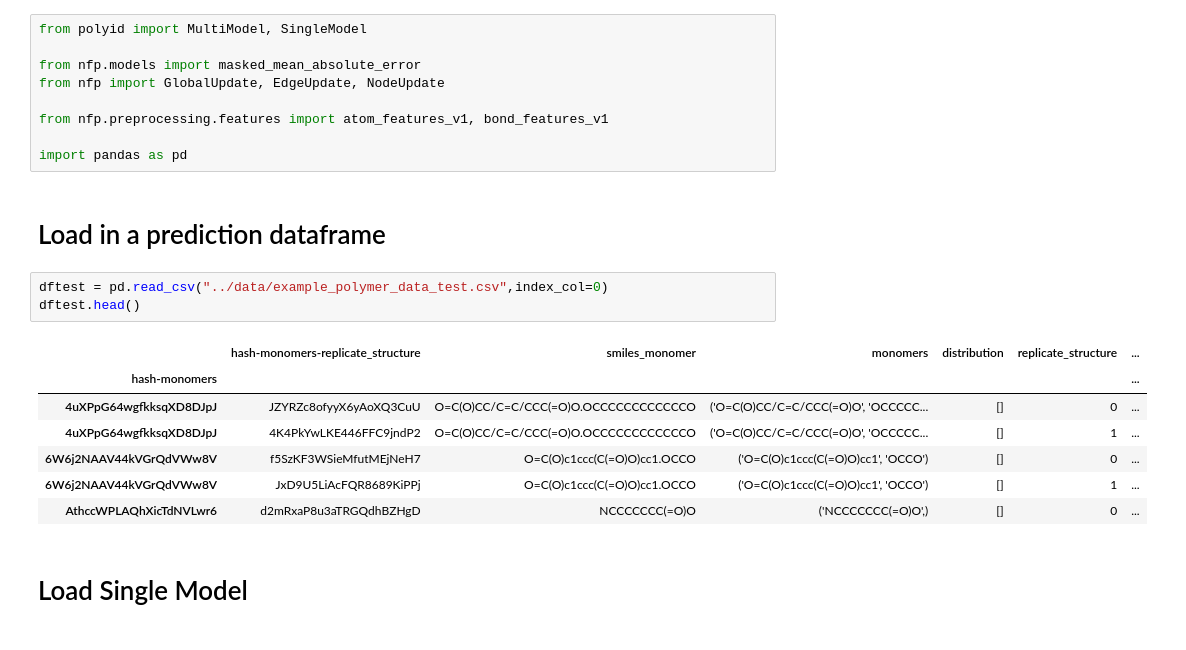
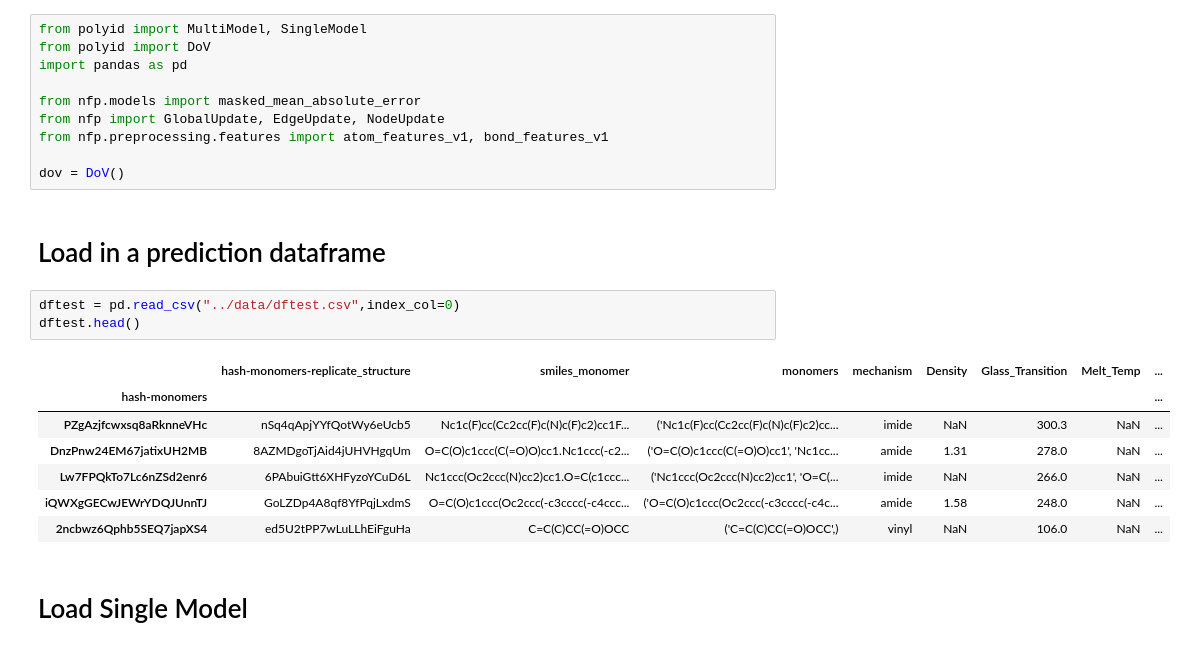
Before and after one commit to NREL/polyID, a Jupyter notebook: examples/example_predict_with_trained_models.ipynb, the cells around one changed output. Saved outputs shown, nothing was run; the diff lists cells and outputs as text.

```diff
--- a/examples/example_predict_with_trained_models.ipynb
+++ b/examples/example_predict_with_trained_models.ipynb
@@ -1,25 +1,26 @@
 # %%
 from polyid import MultiModel, SingleModel
+from polyid import DoV
+import pandas as pd
 
 from nfp.models import masked_mean_absolute_error
 from nfp import GlobalUpdate, EdgeUpdate, NodeUpdate
-
 from nfp.preprocessing.features import atom_features_v1, bond_features_v1
 
-import pandas as pd
+dov = DoV()
 # %% [markdown]
 # Load in a prediction dataframe
 # %%
-dftest = pd.read_csv("../data/example_polymer_data_test.csv",index_col=0)
+dftest = pd.read_csv("../data/dftest.csv",index_col=0)
 dftest.head()
 # %% [output]
-|  | hash-monomers-replicate_structure | smiles_monomer | monomers | distribution | replicate_structure | ... |
-| hash-monomers |  |  |  |  |  | ... |
-| 4uXPpG64wgfkksqXD8DJpJ | JZYRZc8ofyyX6yAoXQ3CuU | O=C(O)CC/C=C/CCC(=O)O.OCCCCCCCCCCCCO | ('O=C(O)CC/C=C/CCC(=O)O', 'OCCCCC... | [] | 0 | ... |
-| 4uXPpG64wgfkksqXD8DJpJ | 4K4PkYwLKE446FFC9jndP2 | O=C(O)CC/C=C/CCC(=O)O.OCCCCCCCCCCCCO | ('O=C(O)CC/C=C/CCC(=O)O', 'OCCCCC... | [] | 1 | ... |
-| 6W6j2NAAV44kVGrQdVWw8V | f5SzKF3WSieMfutMEjNeH7 | O=C(O)c1ccc(C(=O)O)cc1.OCCO | ('O=C(O)c1ccc(C(=O)O)cc1', 'OCCO') | [] | 0 | ... |
-| 6W6j2NAAV44kVGrQdVWw8V | JxD9U5LiAcFQR8689KiPPj | O=C(O)c1ccc(C(=O)O)cc1.OCCO | ('O=C(O)c1ccc(C(=O)O)cc1', 'OCCO') | [] | 1 | ... |
-| AthccWPLAQhXicTdNVLwr6 | d2mRxaP8u3aTRGQdhBZHgD | NCCCCCCC(=O)O | ('NCCCCCCC(=O)O',) | [] | 0 | ... |
+|  | hash-monomers-replicate_structure | smiles_monomer | monomers | mechanism | Density | Glass_Transition | Melt_Temp | ... |
+| hash-monomers |  |  |  |  |  |  |  | ... |
+| PZgAzjfcwxsq8aRknneVHc | nSq4qApjYYfQotWy6eUcb5 | Nc1c(F)cc(Cc2cc(F)c(N)c(F)c2)cc1F... | ('Nc1c(F)cc(Cc2cc(F)c(N)c(F)c2)cc... | imide | NaN | 300.3 | NaN | ... |
+| DnzPnw24EM67jatixUH2MB | 8AZMDgoTjAid4jUHVHgqUm | O=C(O)c1ccc(C(=O)O)cc1.Nc1ccc(-c2... | ('O=C(O)c1ccc(C(=O)O)cc1', 'Nc1cc... | amide | 1.31 | 278.0 | NaN | ... |
+| Lw7FPQkTo7Lc6nZSd2enr6 | 6PAbuiGtt6XHFyzoYCuD6L | Nc1ccc(Oc2ccc(N)cc2)cc1.O=C(c1ccc... | ('Nc1ccc(Oc2ccc(N)cc2)cc1', 'O=C(... | imide | NaN | 266.0 | NaN | ... |
+| iQWXgGECwJEWrYDQJUnnTJ | GoLZDp4A8qf8YfPqjLxdmS | O=C(O)c1ccc(Oc2ccc(-c3cccc(-c4ccc... | ('O=C(O)c1ccc(Oc2ccc(-c3cccc(-c4c... | amide | 1.58 | 248.0 | NaN | ... |
+| 2ncbwz6Qphb5SEQ7japXS4 | ed5U2tPP7wLuLLhEiFguHa | C=C(C)CC(=O)OCC | ('C=C(C)CC(=O)OCC',) | vinyl | NaN | 106.0 | NaN | ... |
 # %% [markdown]
 # Load Single Model
 # %%
```
Also changed, not shown: parts of 6 cells of this notebook, 14 other files.
